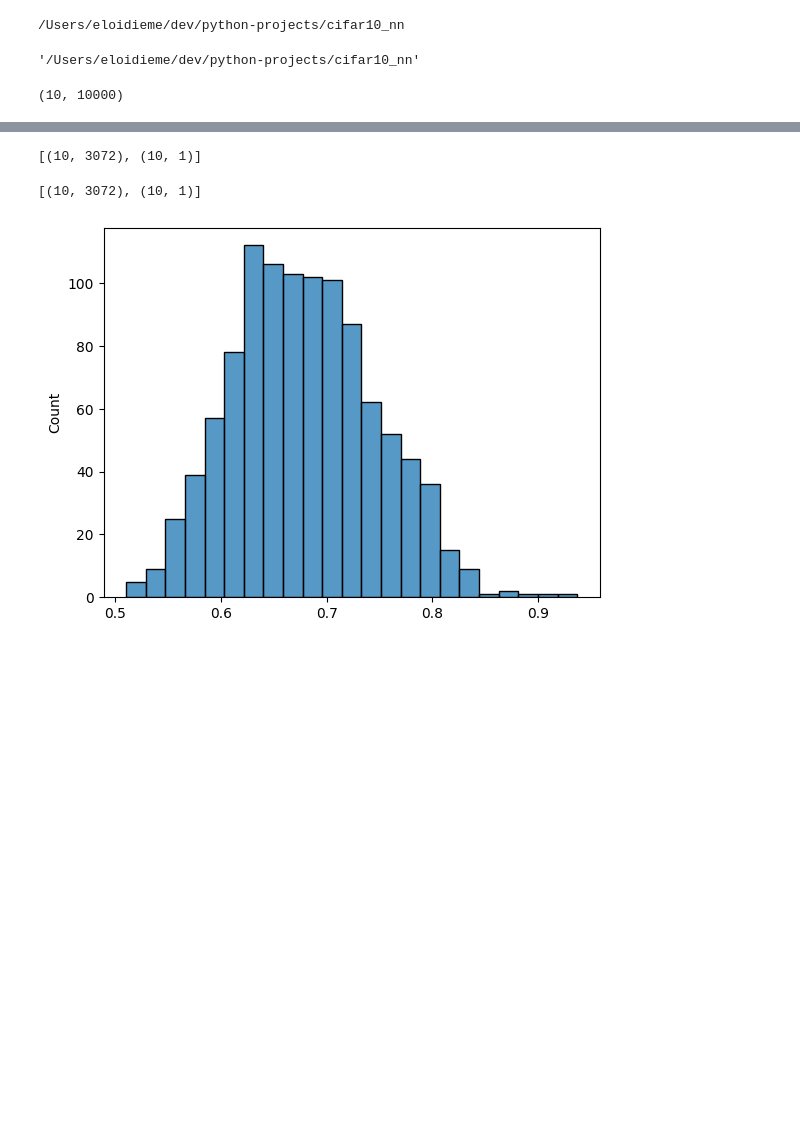
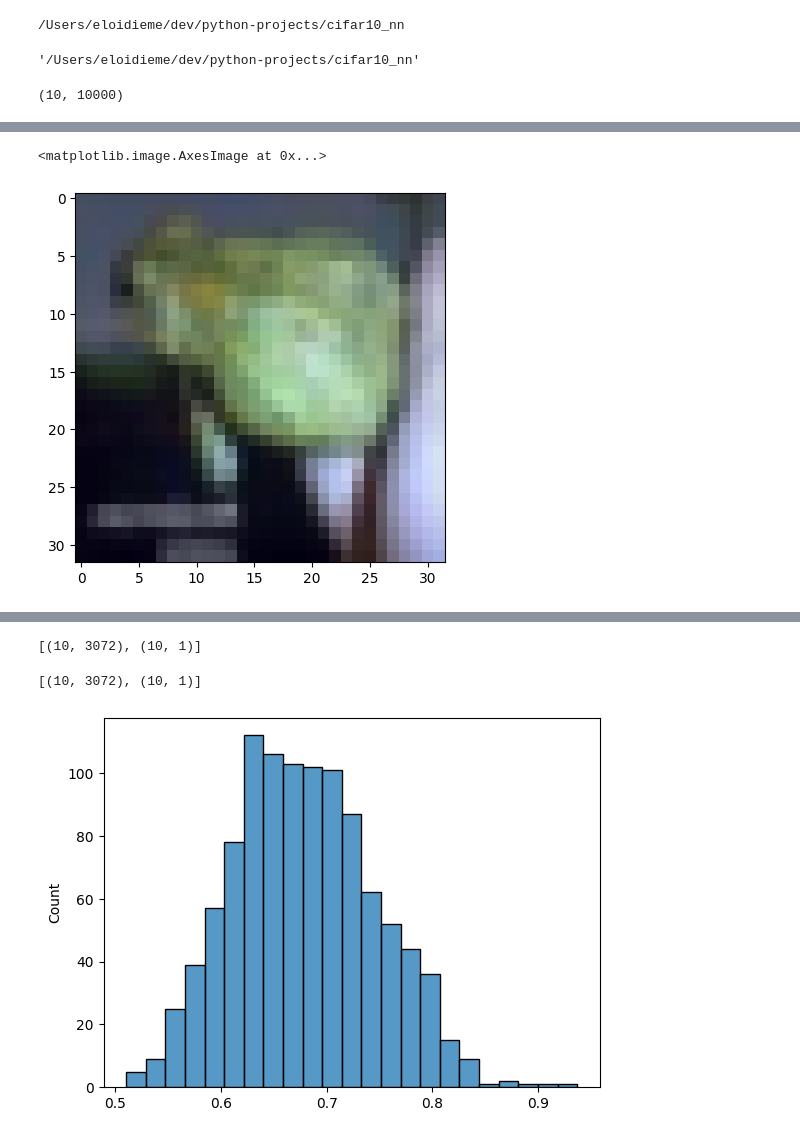
Before and after one commit to eloidieme/cifar10-nn, a Jupyter notebook: notebooks/exploratory/exploratory.ipynb, the cells around one changed output, grey strips where cells are left out. Saved outputs shown, nothing was run; the diff lists cells and outputs as text; code cells hidden in the pictures; blank space fills up the shorter version.

```diff
--- a/notebooks/exploratory/exploratory.ipynb
+++ b/notebooks/exploratory/exploratory.ipynb
@@ -26,0 +36,20 @@ Y_train.shape
+# %%
+def select_indices(n, p = 0.05):
+    probabilities = np.random.rand(n)  # Generate n random numbers from U[0,1)
+    selected_indices = np.where(probabilities < p)[0]  # Select indices where the random number is < 0.05
+    return selected_indices
+# %%
+idx = select_indices(X_train.shape[1])
+# %%
+X_added = np.zeros((3072, len(idx)))
+for i, ind in enumerate(idx):
+    im  = X_train[:,ind].reshape(32,32,3, order='F')
+    sim = (im-np.min(im[:]))/(np.max(im[:])-np.min(im[:]))
+    sim = np.flip(sim, axis=0)
+    X_added[:, i] = sim.flatten(order='F')
+y_added = y_train[idx]
+Y_added = Y_train[:, idx]
+# %%
+X_aug = np.hstack((X_train, X_added))
+y_aug = np.concatenate((y_train, y_added))
+Y_aug = np.hstack((Y_train, Y_added))
@@ -26,0 +90,8 @@ Y_train.shape
+# %%
+im = X_aug[:,-1000].reshape((32,32,3), order='F')
+sim = (im-np.min(im[:]))/(np.max(im[:])-np.min(im[:]))
+sim = sim.transpose(1,0,2)
+plt.imshow(sim)
+# %% [output]
+<matplotlib.image.AxesImage at 0x...>
+[figure, added]
```
Also changed, not shown: parts of 9 cells of this notebook, 2 other files.
